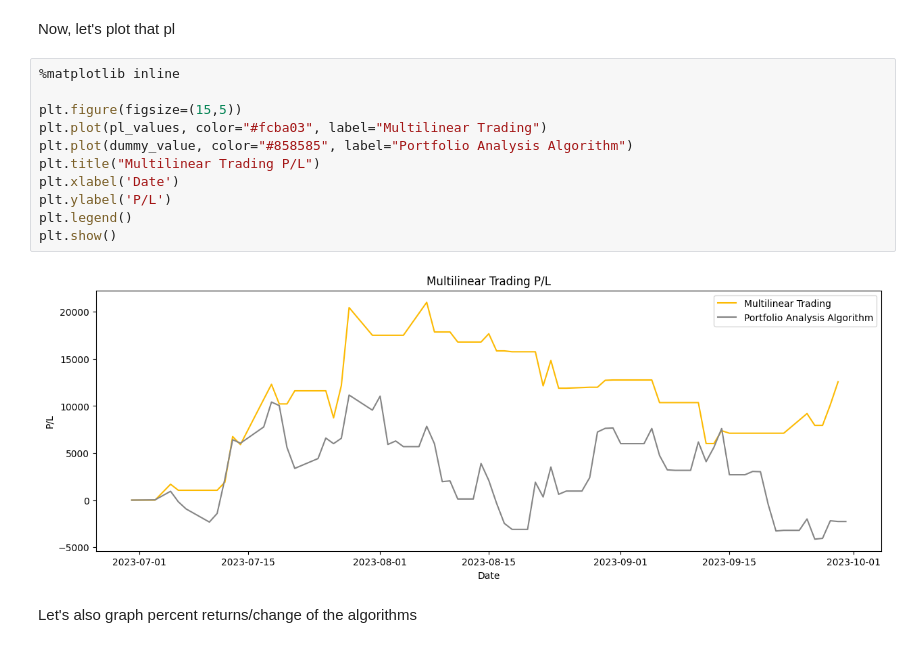
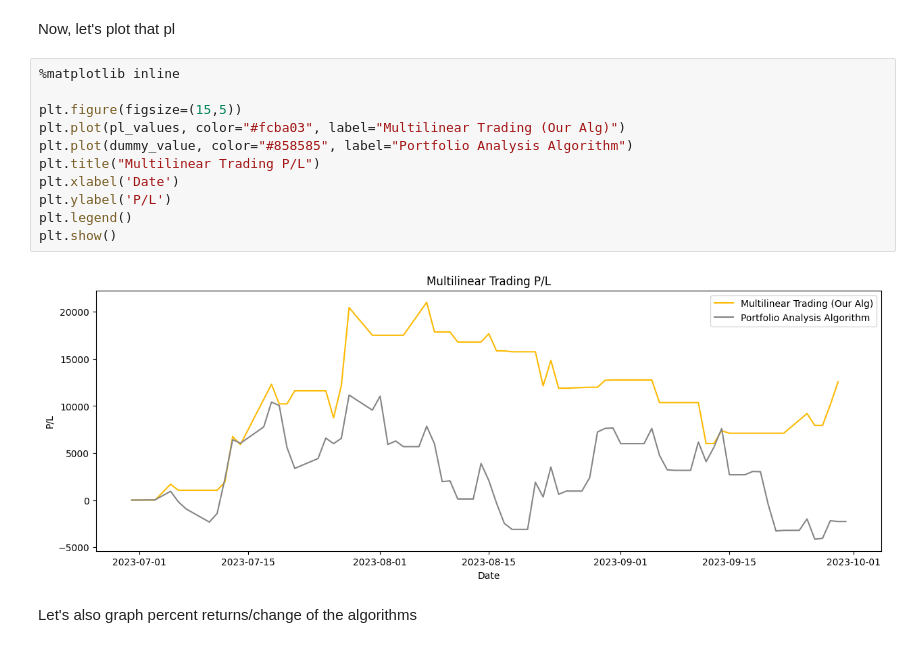
Before and after one commit to NotReallyJustin/SSMIF-Analyst-App, a Jupyter notebook: justin_chen_algo_strat.ipynb, the cells around one changed output. Saved outputs shown, nothing was run; the diff lists cells and outputs as text.

```diff
--- a/justin_chen_algo_strat.ipynb
+++ b/justin_chen_algo_strat.ipynb
@@ -744,16 +744,16 @@ Now, let's plot that pl
 # %%
 %matplotlib inline
 
 plt.figure(figsize=(15,5))
-plt.plot(pl_values, color="#fcba03", label="Multilinear Trading")
+plt.plot(pl_values, color="#fcba03", label="Multilinear Trading (Our Alg)")
 plt.plot(dummy_value, color="#858585", label="Portfolio Analysis Algorithm")
 plt.title("Multilinear Trading P/L")
 plt.xlabel('Date')
 plt.ylabel('P/L')
 plt.legend()
 plt.show()
 # %% [output]
-[figure, old version]
+[figure, new version]
 # %% [markdown]
 Let's also graph percent returns/change of the algorithms
 # %%
```
Also changed, not shown: parts of 9 cells of this notebook, 1 other file.
